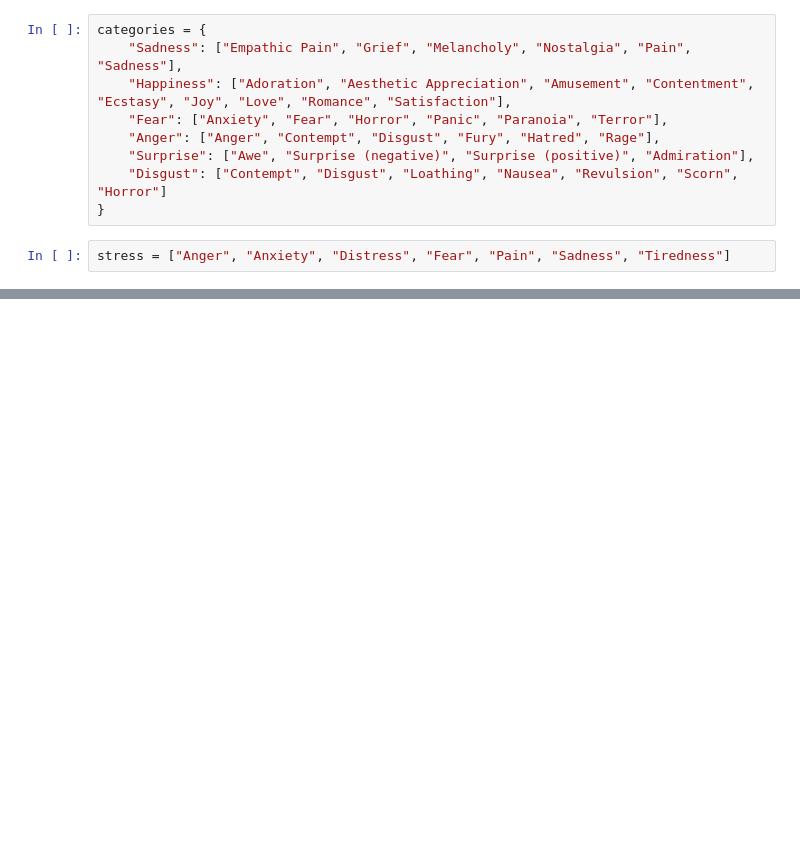
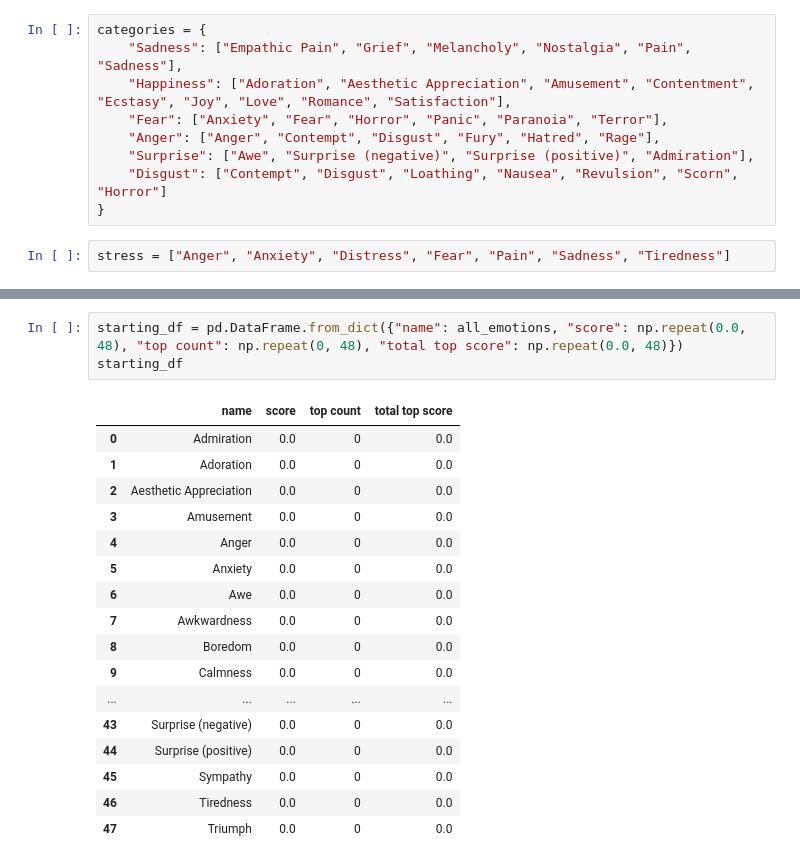
Before and after one commit to adithg/Whatdadogdoin, a Jupyter notebook: hume.ipynb, the cells around one changed output, grey strips where cells are left out. Cells and saved outputs as stored; diff of their text form; blank space fills up the shorter version.

```diff
--- a/hume.ipynb
+++ b/hume.ipynb
@@ -163,0 +191,21 @@ stress = ["Anger", "Anxiety", "Distress", "Fear", "Pain", "Sadness", "Tiredness"
+# %%
+starting_df = pd.DataFrame.from_dict({"name": all_emotions, "score": np.repeat(0.0, 48), "top count": np.repeat(0, 48), "total top score": np.repeat(0.0, 48)})
+starting_df
+# %% [output]
+|  | name | score | top count | total top score |
+| 0 | Admiration | 0.0 | 0 | 0.0 |
+| 1 | Adoration | 0.0 | 0 | 0.0 |
+| 2 | Aesthetic Appreciation | 0.0 | 0 | 0.0 |
+| 3 | Amusement | 0.0 | 0 | 0.0 |
+| 4 | Anger | 0.0 | 0 | 0.0 |
+| 5 | Anxiety | 0.0 | 0 | 0.0 |
+| 6 | Awe | 0.0 | 0 | 0.0 |
+| 7 | Awkwardness | 0.0 | 0 | 0.0 |
+| 8 | Boredom | 0.0 | 0 | 0.0 |
+| 9 | Calmness | 0.0 | 0 | 0.0 |
+| ... | ... | ... | ... | ... |
+| 43 | Surprise (negative) | 0.0 | 0 | 0.0 |
+| 44 | Surprise (positive) | 0.0 | 0 | 0.0 |
+| 45 | Sympathy | 0.0 | 0 | 0.0 |
+| 46 | Tiredness | 0.0 | 0 | 0.0 |
+| 47 | Triumph | 0.0 | 0 | 0.0 |
```
Also changed, not shown: parts of 8 cells of this notebook, 7 other files.
